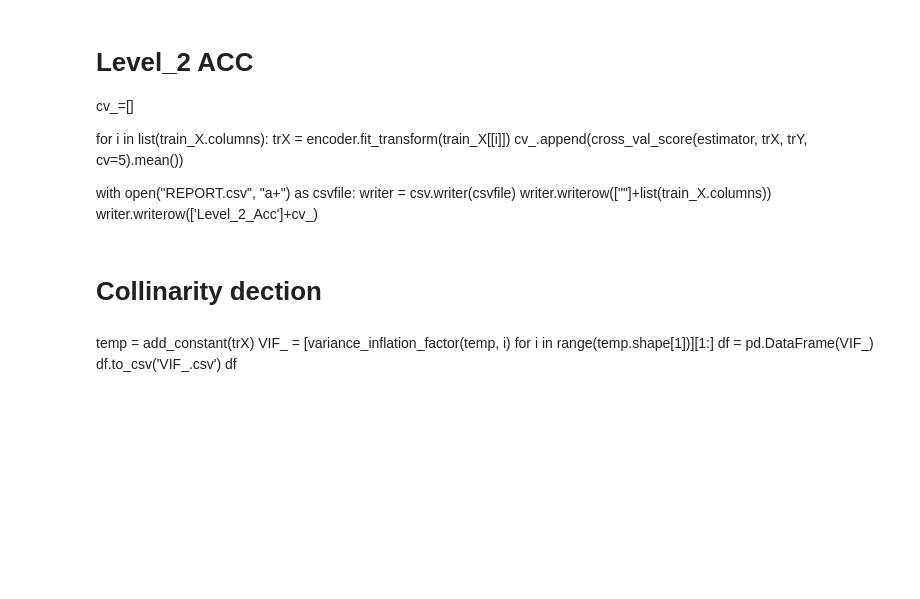
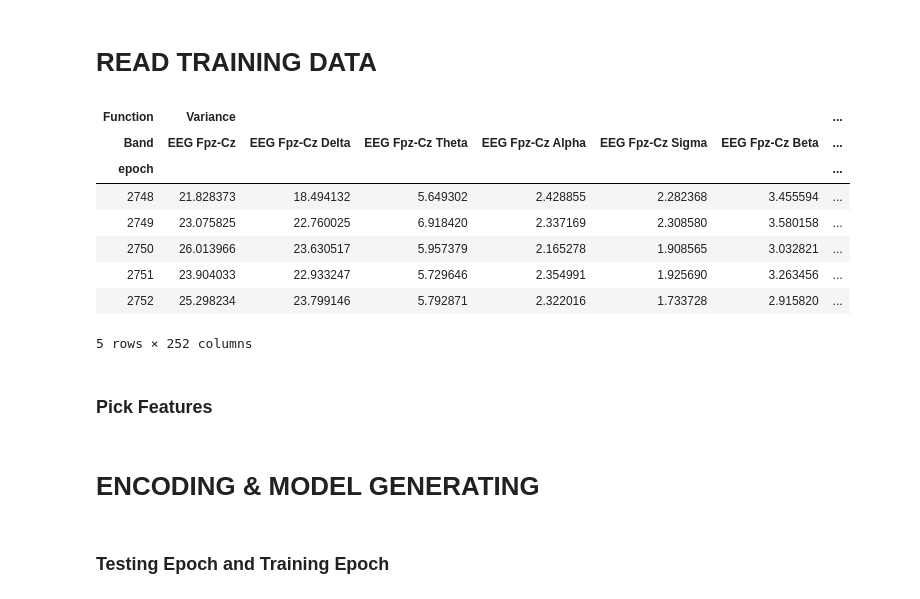
Before and after one commit to vita70579/Single-CH.-EEG-Automatic-Sleep-Staging-Structure, a Jupyter notebook: EEG Signal Post - Processing.ipynb, the cells around one changed output. Saved outputs shown, nothing was run; the diff lists cells and outputs as text; code cells hidden in the pictures; blank space fills up the shorter version.

```diff
--- a/EEG Signal Post - Processing.ipynb
+++ b/EEG Signal Post - Processing.ipynb
@@ -336,20 +5,22 @@ with open("REPORT.csv", "a+") as csvfile:
-# %% [markdown]
-# Level_2 ACC
-cv_=[]
-
-for i in list(train_X.columns):
-    trX = encoder.fit_transform(train_X[[i]])
-    cv_.append(cross_val_score(estimator, trX, trY, cv=5).mean())
-
-with open("REPORT.csv", "a+") as csvfile:
-    writer = csv.writer(csvfile)
-    writer.writerow([""]+list(train_X.columns))
-    writer.writerow(['Level_2_Acc']+cv_)
-# %% [markdown]
-# Collinarity dection
-# %% [markdown]
-temp = add_constant(trX)
-VIF_ = [variance_inflation_factor(temp, i) for i in range(temp.shape[1])][1:]
-df = pd.DataFrame(VIF_)
-df.to_csv('VIF_.csv')
-df
+# %% [markdown]
+# READ TRAINING DATA
+# %%
+tr_df = pd.read_csv('Analysis_Dataframe.csv', header=[0,1], index_col=[0,1])
+tr_df.index.names = ['epoch','condition']
+tr_df.reset_index(level = 1,inplace = True)
+
+train_X = tr_df.drop(columns=['condition'])
+train_Y = tr_df['condition']
+train_X.head()
+# %% [output]
+| Function | Variance |  |  |  |  |  | ... |
+| Band | EEG Fpz-Cz | EEG Fpz-Cz Delta | EEG Fpz-Cz Theta | EEG Fpz-Cz Alpha | EEG Fpz-Cz Sigma | EEG Fpz-Cz Beta | ... |
+| epoch |  |  |  |  |  |  | ... |
+| 2748 | 21.828373 | 18.494132 | 5.649302 | 2.428855 | 2.282368 | 3.455594 | ... |
+| 2749 | 23.075825 | 22.760025 | 6.918420 | 2.337169 | 2.308580 | 3.580158 | ... |
+| 2750 | 26.013966 | 23.630517 | 5.957379 | 2.165278 | 1.908565 | 3.032821 | ... |
+| 2751 | 23.904033 | 22.933247 | 5.729646 | 2.354991 | 1.925690 | 3.263456 | ... |
+| 2752 | 25.298234 | 23.799146 | 5.792871 | 2.322016 | 1.733728 | 2.915820 | ... |
+5 rows × 252 columns
+# %% [markdown]
+### Pick Features
@@ -355,0 +32,4 @@ df
+# %% [markdown]
+# ENCODING & MODEL GENERATING
+# %% [markdown]
+### Testing Epoch and Training Epoch
```
Also changed, not shown: parts of 50 cells of this notebook.
